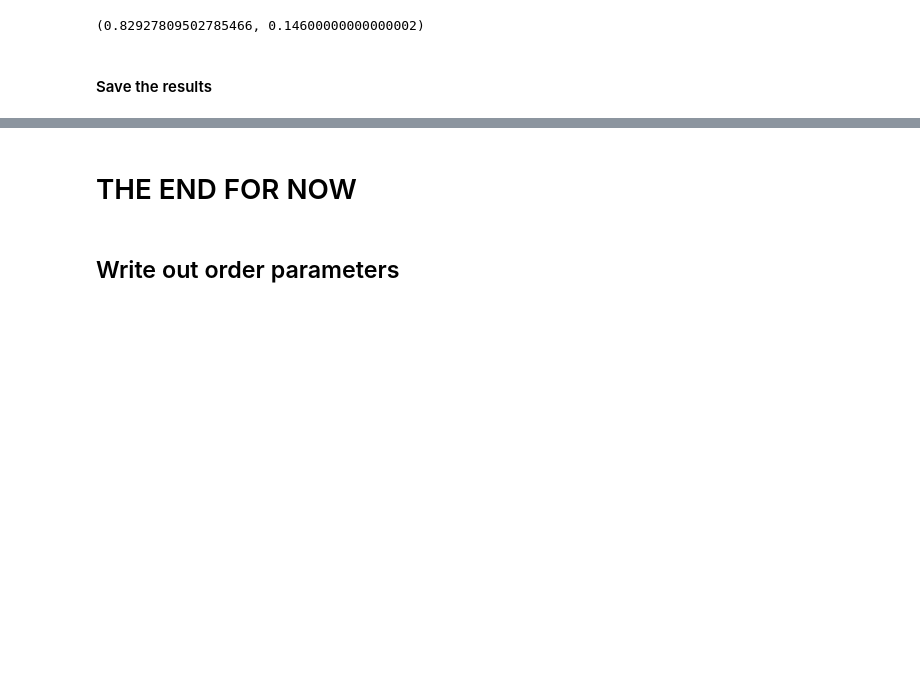
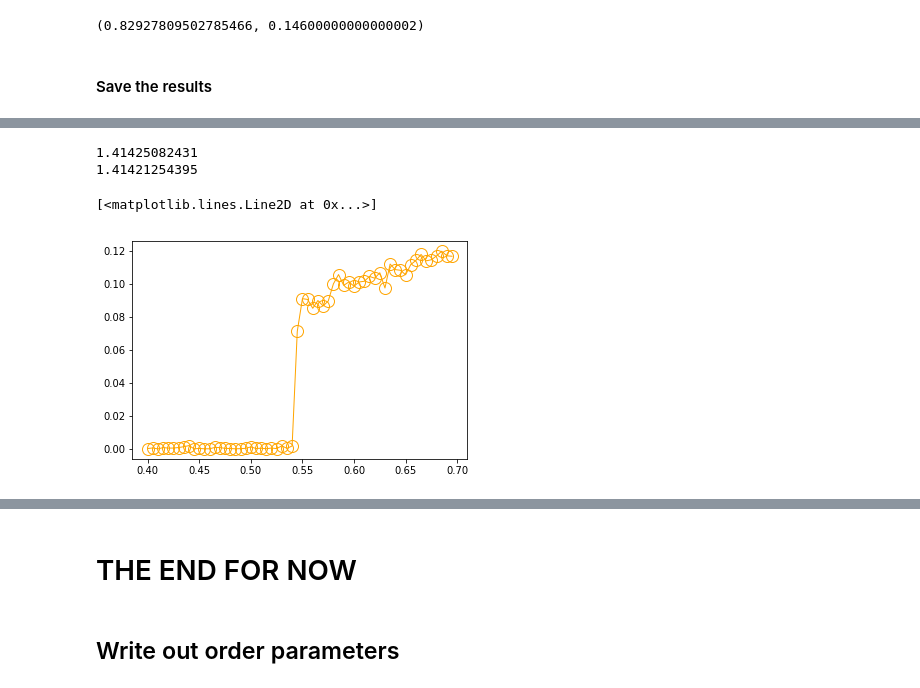
Before and after one commit to truskett-group-ut/hard_disks_pca, a Jupyter notebook: analysis_notebook.ipynb, the cells around one changed output, grey strips where cells are left out. Saved outputs shown, nothing was run; the diff lists cells and outputs as text; code cells hidden in the pictures; blank space fills up the shorter version.

```diff
--- a/analysis_notebook.ipynb
+++ b/analysis_notebook.ipynb
@@ -993,0 +996,36 @@ savetxt('./processed_data/{}/pops.csv'.format(data_folder), concatenate((transpo
+# %%
+i_start = 0
+thetas = array([1.6441001553786583])
+phis = array([0.39793506945470708])
+num_frames = 1
+# %%
+pops = []
+
+for etas_, file_base, frame_samples in __file_data__[i_start:]:
+    for eta in etas_[i_start:]:
+        filename = "{}/trajectory_{:.4f}.{}".format(file_base, eta, __traj_type__)
+        frames = ReadTraj(filename, __traj_type__, shuffle_data, False, remove_types)
+        count = 0
+        for theta in thetas:
+            for phi in phis:
+                #print 'eta={}'.format(eta)
+                #print 'theta={}'.format(theta)
+                #print 'phi={}\n'.format(phi)
+                #filename = "{}/trajectory_{:.4f}.{}".format(file_base, eta, __traj_type__)
+                #frames = ReadTraj(filename, __traj_type__, shuffle_data, False, remove_types)
+
+                #control the number of total frames to analyze
+                len_frames_init = len(frames)
+                frames = DownSampleFrames(frames, num_frames)
+
+                #get the length of k
+                rho = len(frames[0]['coords'])/frames[0]['L']**3.0
+                k = 2.0*pi*(3.0)**(1./2.)/(4.0/rho)**(1./3.)
+                pop = POP(frames, k, theta, phi)
+                pops.append((pop, theta, phi))
+
+                count = count + 1
+                if count % 1000:
+                    print "Count:{}".format(count)
+
+                clear_output()
@@ -993,0 +1055,11 @@ savetxt('./processed_data/{}/pops.csv'.format(data_folder), concatenate((transpo
+# %%
+print 6.0*eta/pi
+print len(frames[0]['coords'])/frames[0]['L']**3
+# %% [output]
+1.41425082431
+1.41421254395
+# %%
+plt.plot(etas, array(pops)[:,0], marker='o', linewidth = 1.0, markersize=12, color = 'orange', markerfacecolor='None')
+# %% [output]
+[<matplotlib.lines.Line2D at 0x...>]
+[figure, added]
```
Also changed, not shown: parts of 25 cells of this notebook, 1 other file.
